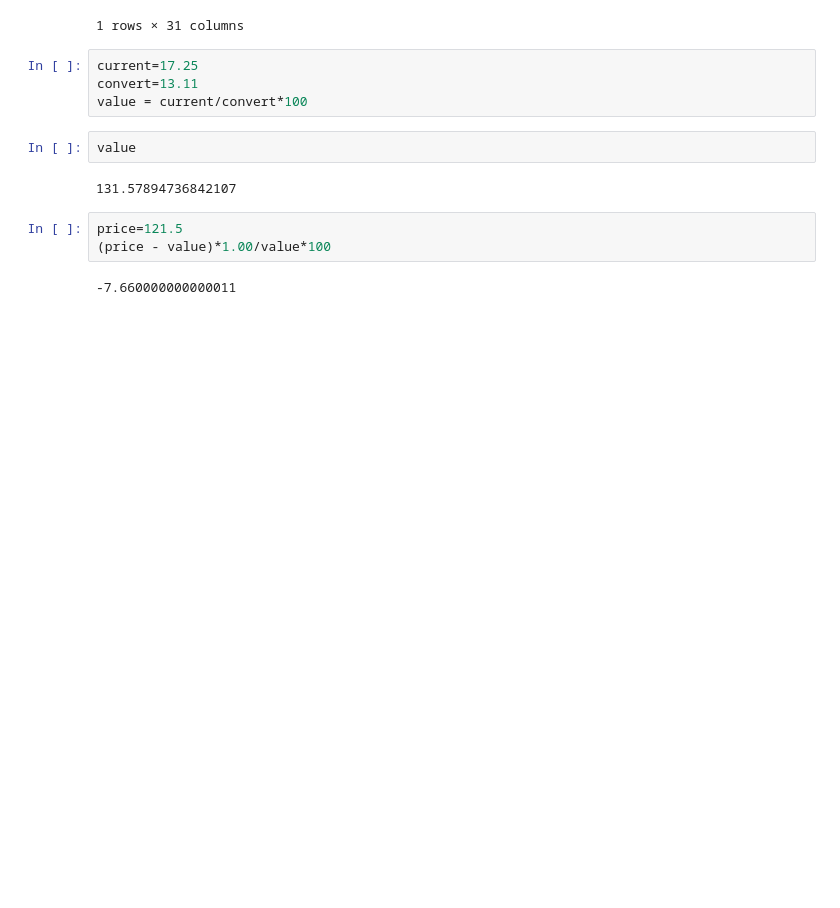
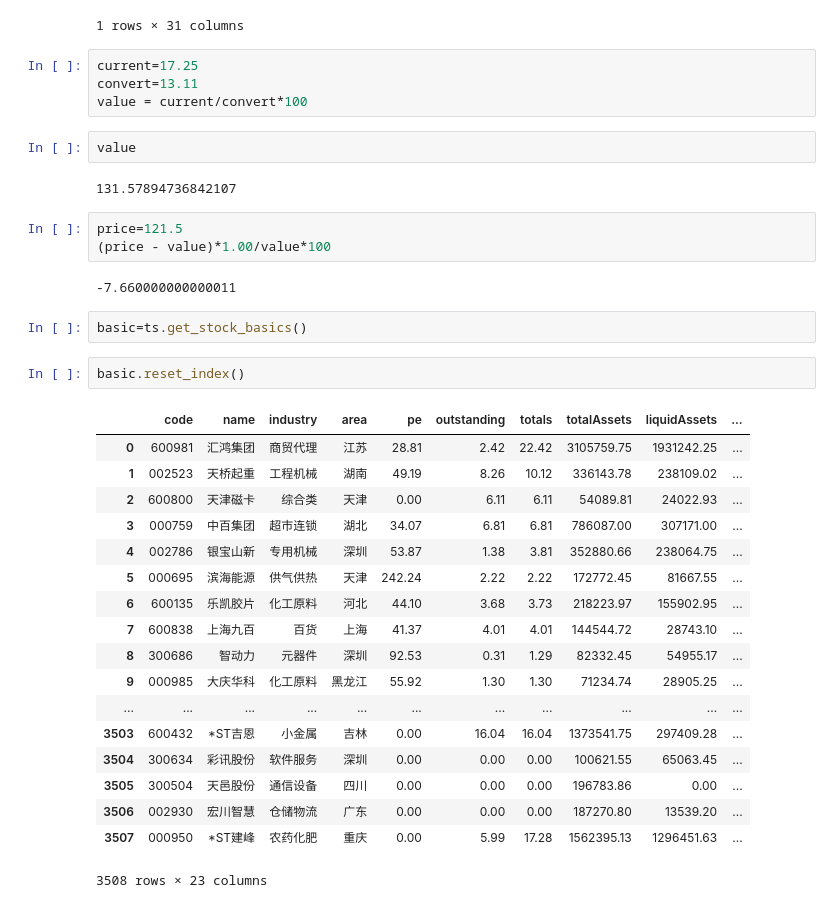
Before and after one commit to barneyElDinosaurio/base_function, a Jupyter notebook: tushare_sample.ipynb, the cells around one changed output. Saved outputs shown, nothing was run; the diff lists cells and outputs as text; blank space fills up the shorter version.

```diff
--- a/tushare_sample.ipynb
+++ b/tushare_sample.ipynb
@@ -366,3 +367,26 @@ price=121.5
 (price - value)*1.00/value*100
 # %% [output]
 -7.660000000000011
+# %%
+basic=ts.get_stock_basics()
+# %%
+basic.reset_index()
+# %% [output]
+|  | code | name | industry | area | pe | outstanding | totals | totalAssets | liquidAssets | ... |
+| 0 | 600981 | 汇鸿集团 | 商贸代理 | 江苏 | 28.81 | 2.42 | 22.42 | 3105759.75 | 1931242.25 | ... |
+| 1 | 002523 | 天桥起重 | 工程机械 | 湖南 | 49.19 | 8.26 | 10.12 | 336143.78 | 238109.02 | ... |
+| 2 | 600800 | 天津磁卡 | 综合类 | 天津 | 0.00 | 6.11 | 6.11 | 54089.81 | 24022.93 | ... |
+| 3 | 000759 | 中百集团 | 超市连锁 | 湖北 | 34.07 | 6.81 | 6.81 | 786087.00 | 307171.00 | ... |
+| 4 | 002786 | 银宝山新 | 专用机械 | 深圳 | 53.87 | 1.38 | 3.81 | 352880.66 | 238064.75 | ... |
+| 5 | 000695 | 滨海能源 | 供气供热 | 天津 | 242.24 | 2.22 | 2.22 | 172772.45 | 81667.55 | ... |
+| 6 | 600135 | 乐凯胶片 | 化工原料 | 河北 | 44.10 | 3.68 | 3.73 | 218223.97 | 155902.95 | ... |
+| 7 | 600838 | 上海九百 | 百货 | 上海 | 41.37 | 4.01 | 4.01 | 144544.72 | 28743.10 | ... |
+| 8 | 300686 | 智动力 | 元器件 | 深圳 | 92.53 | 0.31 | 1.29 | 82332.45 | 54955.17 | ... |
+| 9 | 000985 | 大庆华科 | 化工原料 | 黑龙江 | 55.92 | 1.30 | 1.30 | 71234.74 | 28905.25 | ... |
+| ... | ... | ... | ... | ... | ... | ... | ... | ... | ... | ... |
+| 3503 | 600432 | *ST吉恩 | 小金属 | 吉林 | 0.00 | 16.04 | 16.04 | 1373541.75 | 297409.28 | ... |
+| 3504 | 300634 | 彩讯股份 | 软件服务 | 深圳 | 0.00 | 0.00 | 0.00 | 100621.55 | 65063.45 | ... |
+| 3505 | 300504 | 天邑股份 | 通信设备 | 四川 | 0.00 | 0.00 | 0.00 | 196783.86 | 0.00 | ... |
+| 3506 | 002930 | 宏川智慧 | 仓储物流 | 广东 | 0.00 | 0.00 | 0.00 | 187270.80 | 13539.20 | ... |
+| 3507 | 000950 | *ST建峰 | 农药化肥 | 重庆 | 0.00 | 5.99 | 17.28 | 1562395.13 | 1296451.63 | ... |
+3508 rows × 23 columns
```
Also changed, not shown: parts of 2 cells of this notebook, 3 other files.
